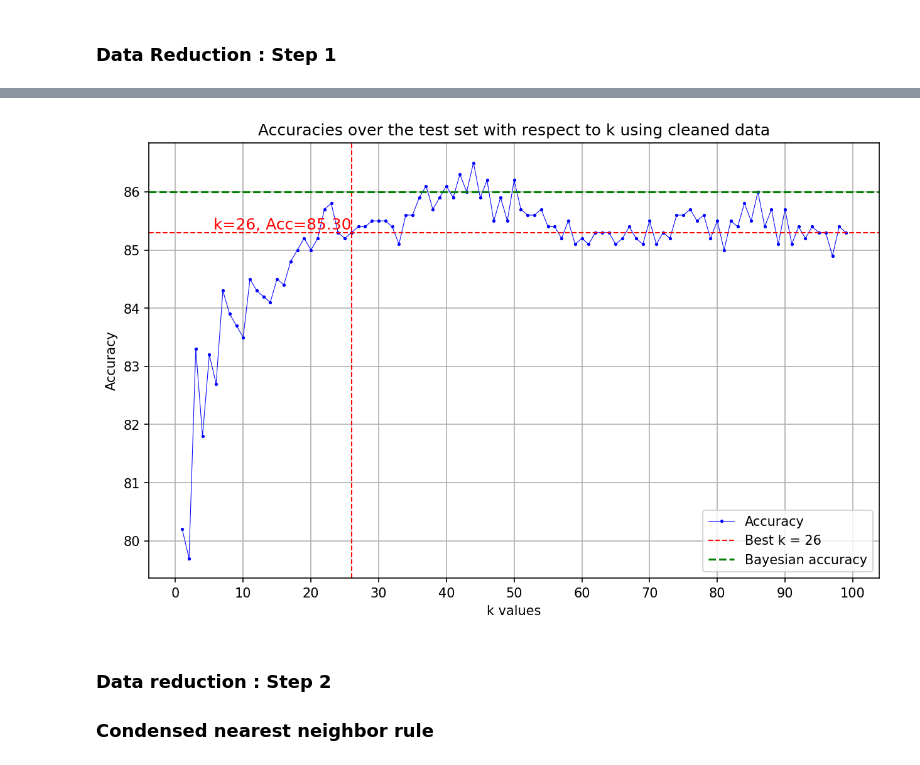
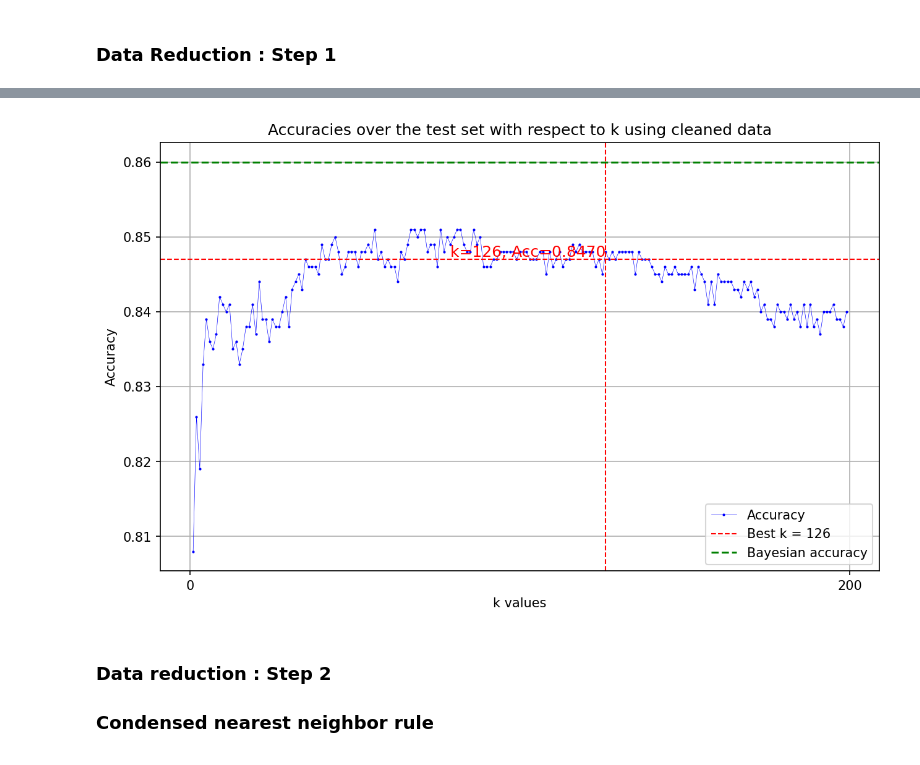
Before and after one commit to bapt-mat/Intro-to-Machine-Learning-Project, a Jupyter notebook: project.ipynb, the cells around one changed output, grey strips where cells are left out. Saved outputs shown, nothing was run; the diff lists cells and outputs as text; code cells hidden in the pictures.

```diff
--- a/project.ipynb
+++ b/project.ipynb
@@ -276,26 +323,31 @@ def cross_validation(k, y_train_folds, nb_folds, list_dist_mat):
 # Returns the best k using cross-validation
 def tuning_k(nb_folds, y_folds, k_range, list_dist_mat):
     list_accuracies = []
+    list_errors = []
+    list_f_measures = []
     list_confusion_matrices = []
 
     # Iterate over the whole k range
     for k in k_range :
-        print("k = "+str(k))
         # Get the mean metrics for this k over the entire folds using cross-validation
-        mean_acc, mean_cm = cross_validation(k, y_folds, nb_folds, list_dist_mat)
+        mean_acc, mean_error, mean_f_measure, mean_cm = cross_validation(k, y_folds, nb_folds, list_dist_mat)
         list_accuracies.append(mean_acc)
+        list_errors.append(mean_error)
+        list_f_measures.append(mean_f_measure)
         list_confusion_matrices.append(mean_cm)
+        """ print("k = "+str(k))
         print("Mean accuracy = "+str(mean_acc))
-        print("Mean confusion Matrix : \n"+str(mean_cm))
+        print("Mean error : "+str(mean_error))
+        print("Mean f_measure : "+str(mean_f_measure))
+        print("Mean confusion Matrix : \n"+str(mean_cm)) """
 
     max_accuracy = max(list_accuracies)
     best_k = k_range[list_accuracies.index(max_accuracy)]
 
     # Returning the best k found, the mean accuracies for each k over the folds, and the mean CM for each k
-    return best_k, list_accuracies, list_confusion_matrices
+    return best_k, list_accuracies, list_errors, list_f_measures, list_confusion_matrices
 
 k_max = int(x_train.shape[0] - (x_train.shape[0] / nb_folds))
-k_range = range(1, 100)
-reset_seed()
-best_k, accuracies, confusion_matrices = tuning_k(nb_folds=nb_folds, y_folds=y_subsets, k_range=k_range, list_dist_mat=list_dist_mat)
+k_range = range(1, 200)
+best_k, accuracies, errors, f_measures, confusion_matrices = tuning_k(nb_folds=nb_folds, y_folds=y_subsets, k_range=k_range, list_dist_mat=list_dist_mat)
 max_accuracy = max(accuracies)
@@ -322,16 +356,16 @@ Mean confusion Matrix :
 # %%
 def plot_accuracies(tab_accuracies, y_accuracy, x_k, title):
     plt.figure(figsize=(10, 6), dpi=150)
-    plt.plot(k_range, tab_accuracies, label='Accuracy', marker='o', color='b',markersize=1.5,linestyle='-', linewidth=.5)
+    plt.plot(k_range, tab_accuracies, label='Accuracy', marker='o', color='b',markersize=1,linestyle='-', linewidth=.3)
     plt.axvline(x=x_k, color='r', linestyle='--', linewidth=1, label=f'Best k = {best_k}')
     plt.axhline(y=y_accuracy, color='r', linestyle='--', linewidth=1)
-    plt.axhline(y=86, color='g', linestyle='--', label=f'Bayesian accuracy')
-    plt.text(x_k, y_accuracy, f'k={x_k}, Acc={y_accuracy:.2f}',
+    plt.axhline(y=.86, color='g', linestyle='--', label=f'Bayesian accuracy')
+    plt.text(x_k, y_accuracy, f'k={x_k}, Acc={y_accuracy:.4f}',
             horizontalalignment='right', verticalalignment='bottom',
             color='red', fontsize=12)
     plt.xlabel('k values')
     plt.ylabel('Accuracy')
-    plt.xticks(np.arange(0, max(k_range)+2, 10))
+    plt.xticks(np.arange(0, max(k_range)+2, 200))
     #plt.yticks(np.arange(30, 90, 10))
     #plt.axhline(y=(1/3*100), color='orange', linestyle='--', label=f'Random Guessing')
     plt.grid(True)
@@ -365,12 +399,17 @@ plot_confusion_matrix(confusion_mat_best_k,"Mean confusion matrix over the val.
 # %% [markdown]
 ### Prediction on the test set using the best k found
 # %%
-test_acc, test_cm = prediction_metrics(y_set_train=y_train, y_set_test=y_test, k=best_k, x_set_train=x_train, x_set_test=x_test)
+test_acc, test_error, test_f_measure, test_cm = prediction_metrics(y_set_train=y_train, y_set_test=y_test, k=best_k, x_set_train=x_train, x_set_test=x_test)
 print("Accuracy : "+str(test_acc))
 plot_confusion_matrix(test_cm,"Confusion matrix for k = "+str(best_k)+" of test set")
 
 test_accuracies = []
+test_errors = []
+test_f_measures = []
+dist_mat_test_train = distance_matrix(x_test, x_train)
 for k in k_range :
-    k_acc, k_cm = prediction_metrics(y_set_train=y_train, y_set_test=y_test, k=k, x_set_train=x_train, x_set_test=x_test)
+    k_acc, k_error, k_f_measure, k_cm = prediction_metrics(y_set_train=y_train, y_set_test=y_test, k=k, distance_mat=dist_mat_test_train)
     test_accuracies.append(k_acc)
+    test_errors.append(k_error)
+    test_f_measures.append(k_f_measure)
 # %% [output]
@@ -468,12 +502,17 @@ Accuracy for test set : 85.3
 # %%
 test_accuracies_cleaned = []
+test_errors_cleaned = []
+test_f_measures_cleaned = []
+dist_mat_test_cleaned_train = distance_matrix(x_test, x_train_cleaned)
 for k in k_range :
-    k_acc, k_cm = prediction_metrics(y_set_train=y_train_cleaned, y_set_test=y_test, k=k, x_set_train=x_train_cleaned, x_set_test=x_test)
+    k_acc, k_error, k_f_measure, k_cm = prediction_metrics(y_set_train=y_train_cleaned, y_set_test=y_test, k=k,distance_mat=dist_mat_test_cleaned_train)
     test_accuracies_cleaned.append(k_acc)
+    test_errors_cleaned.append(k_error)
+    test_f_measures_cleaned.append(k_f_measure)
 # %%
-plot_accuracies(test_accuracies_cleaned, test_acc_cleaned, best_k,"Accuracies over the test set with respect to k using cleaned data")
+plot_accuracies(test_accuracies_cleaned, test_accuracies_cleaned[best_k], best_k,"Accuracies over the test set with respect to k using cleaned data")
 # %% [output]
-[figure, old version]
+[figure, new version]
 # %% [markdown]
 ### Data reduction : Step 2
 ### Condensed nearest neighbor rule
```
Also changed, not shown: parts of 30 cells of this notebook, 2 other files.
